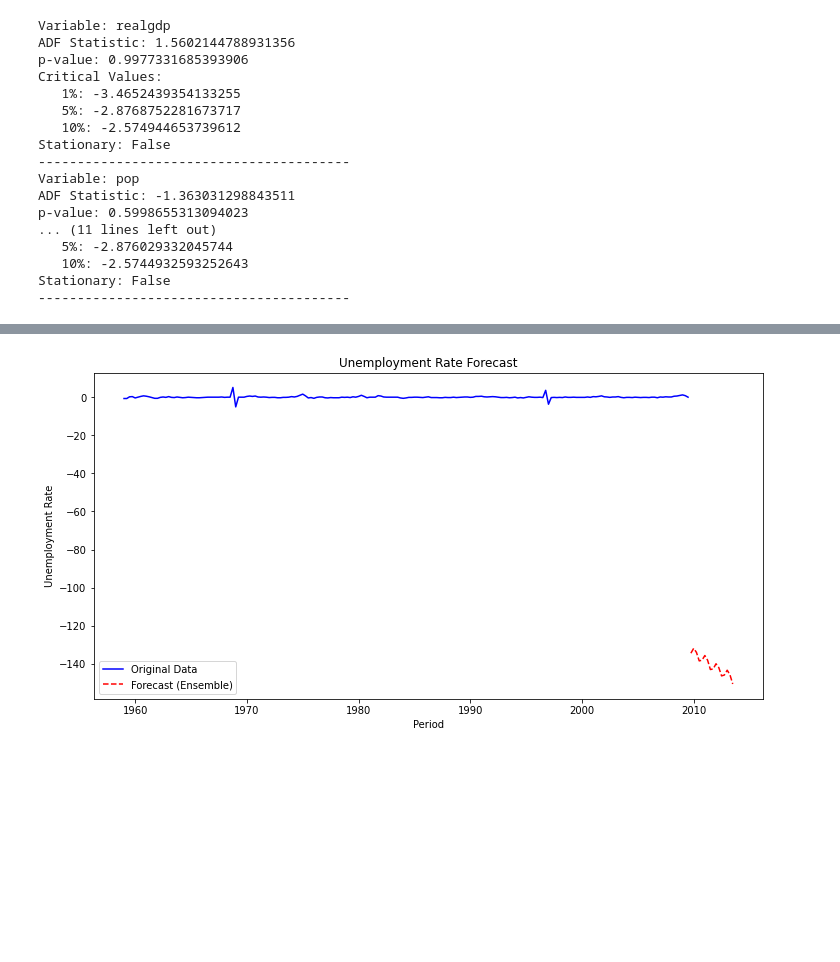
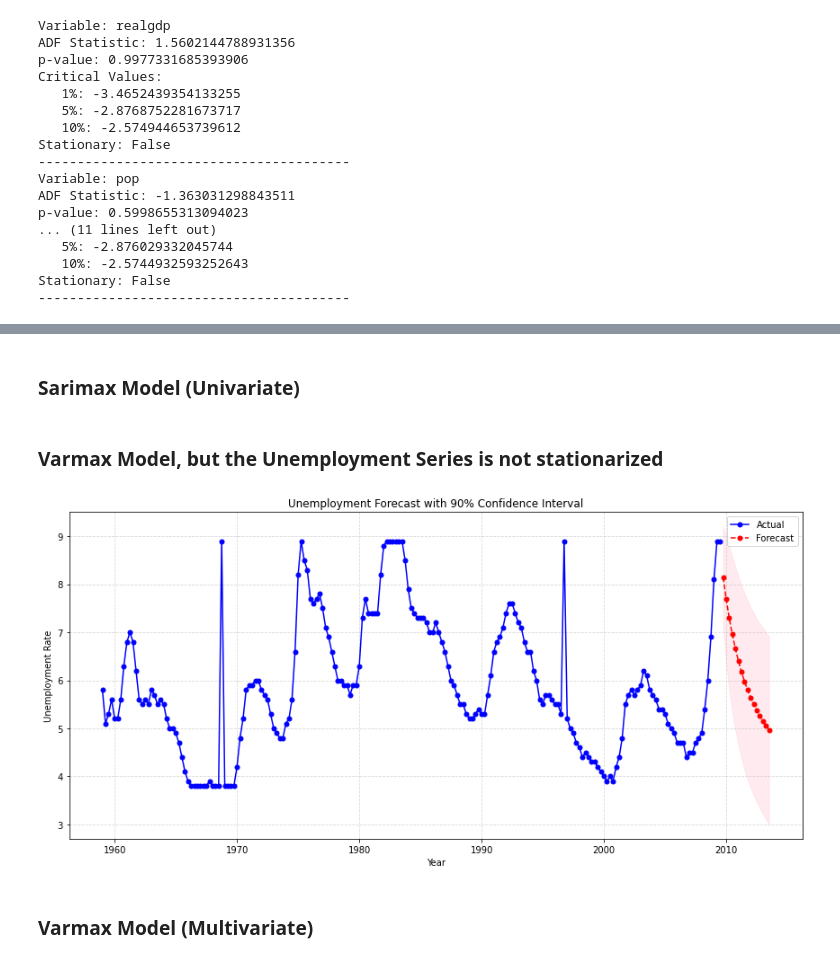
Before and after one commit to vladcatalinbalint/Ensemble_DTSE_Forecasting, a Jupyter notebook: dtse_challenge.ipynb, the cells around one changed output, grey strips where cells are left out. Drawn from its saved outputs; the diff is of its cells as text; code cells hidden in the pictures; blank space fills up the shorter version.

Commit message:
updating varmax and ensemble

```diff
--- a/dtse_challenge.ipynb
+++ b/dtse_challenge.ipynb
@@ -204,15 +178,0 @@ plt.show()
-# %%
-# Function to check stationarity
-def check_stationarity(series):
-    result = adfuller(series)
-    return result[1] <= 0.05
-
-# Differencing
-data['unemp'] = data['unemp'].diff().dropna()
-data.interpolate(method='linear', inplace=True)
-# Backfill any remaining missing values
-data['unemp'] = data['unemp'].fillna(method='backfill')
-
-# Check stationarity
-is_stationary = check_stationarity(data['unemp'])
-print(f'Is Stationary: {is_stationary}')
@@ -315,15 +179,2 @@ plt.show()
-# %%
-# Create a DataFrame with the correct index for data
-data_index = data.index
-
-# Visualize the Forecast alongside the original data
-plt.figure(figsize=(12, 6))
-plt.plot(data_index, data['unemp'], label='Original Data', color='blue')
-plt.plot(forecast_df.index, forecast_df['unemp_forecast'], label='Forecast (Ensemble)', linestyle='--', color='red')
-plt.legend()
-plt.title('Unemployment Rate Forecast')
-plt.xlabel('Period')
-plt.ylabel('Unemployment Rate')
-plt.show()
-# %% [output]
-[figure, removed]
+# %% [markdown]
+### Sarimax Model (Univariate)
@@ -329,0 +217,41 @@ plt.show()
+# %% [markdown]
+### Varmax Model, but the Unemployment Series is not stationarized
+# %%
+import matplotlib.pyplot as plt
+import pandas as pd
+from statsmodels.tsa.statespace.varmax import VARMAX
+
+# Specify the variables you want to include in the model
+variables = ['unemp', 'realgdp', 'pop']  # Add other variables as needed
+
+# Train the VARMAX model with multiple variables
+model = VARMAX(data[variables], order=(1, 1))
+results_varmax = model.fit(disp=False)
+
+# Forecast future unemployment values along with other variables
+forecast_start = data.index[-1] + pd.DateOffset(months=3)
+forecast_end = pd.to_datetime('2013-10-01')
+forecast_steps = (forecast_end - forecast_start).days // 90
+# Forecast future unemployment values along with other variables with a smaller confidence interval (e.g., 90%)
+forecast_results = results_varmax.get_forecast(steps=forecast_steps, alpha=0.05)
+
+# Extract the forecasted values for 'unemp'
+forecast_unemp = forecast_results.predicted_mean['unemp']
+
+# Create a nicer plot
+plt.figure(figsize=(12, 6))
+plt.plot(data.index, data['unemp'], label='Actual', color='blue', linestyle='-', marker='o', markersize=5)
+plt.plot(forecast_results.predicted_mean.index, forecast_unemp, label='Forecast', color='red', linestyle='--', marker='o', markersize=5)
+forecast_ci = forecast_results.conf_int(alpha=0.1)  # Specify the alpha for the confidence interval
+plt.fill_between(forecast_results.predicted_mean.index, forecast_ci['lower unemp'], forecast_ci['upper unemp'], color='pink', alpha=0.3)
+plt.title('Unemployment Forecast with 90% Confidence Interval')
+plt.xlabel('Year')
+plt.ylabel('Unemployment Rate')
+plt.grid(True, linestyle='--', alpha=0.5)
+plt.legend()
+plt.tight_layout()  # Ensure all elements are within the plot area
+plt.show()
+# %% [output]
+[figure, added]
+# %% [markdown]
+### Varmax Model (Multivariate)
```
Also changed, not shown: parts of 17 cells of this notebook.
